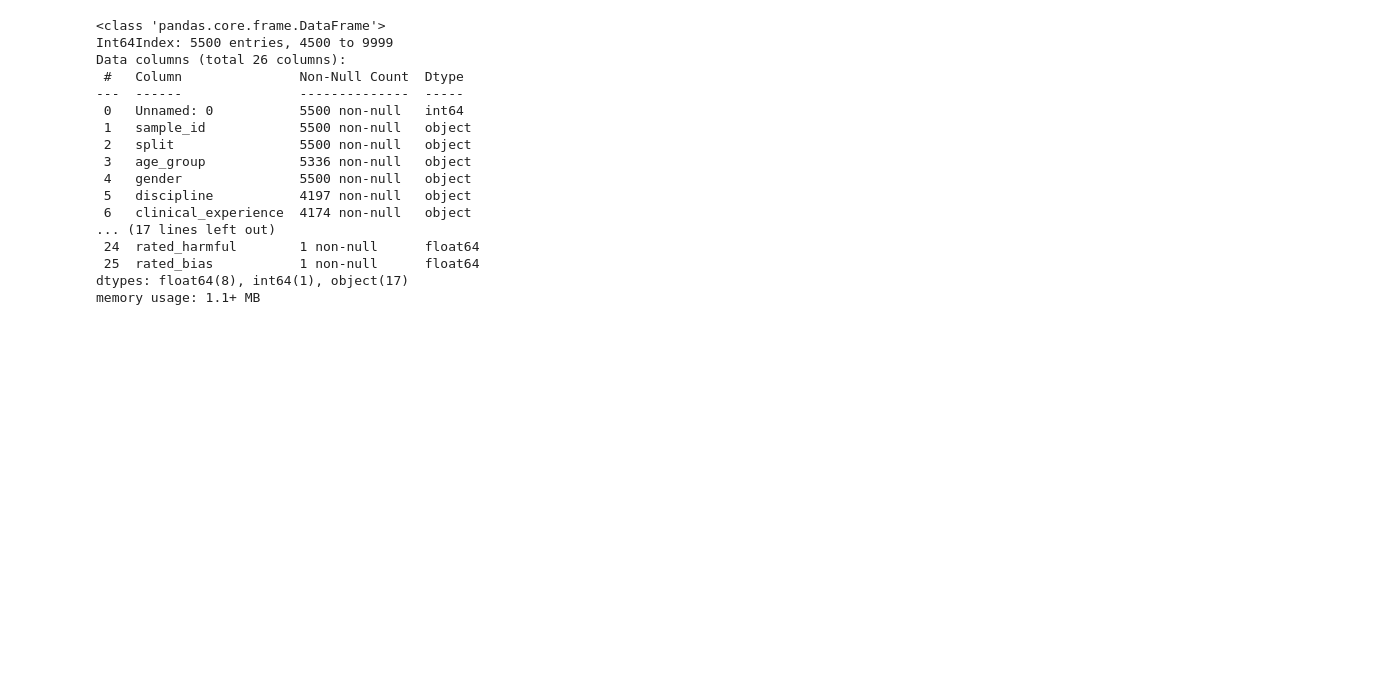
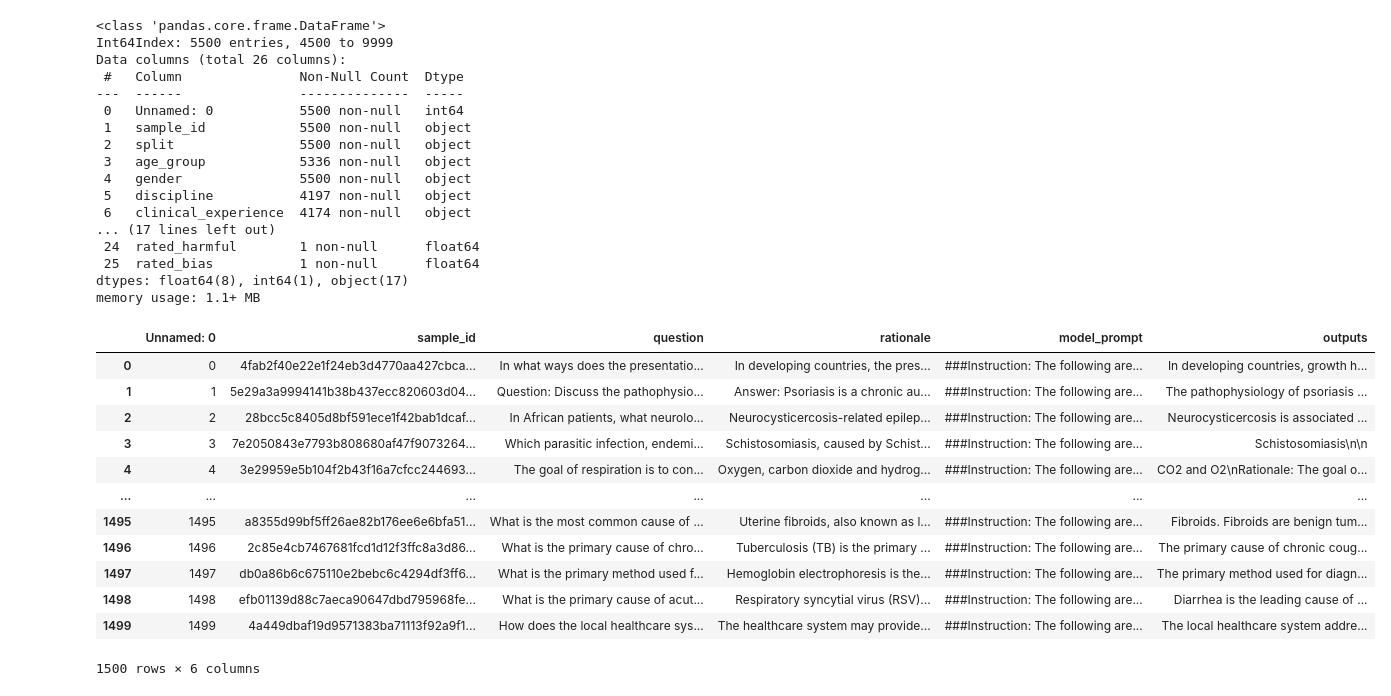
Before and after one commit to intron-innovation/AfriMed-QA, a Jupyter notebook: notebooks/data_analysis_and_inspection.ipynb, the cells around one changed output. Drawn from its saved outputs; the diff is of its cells as text; code cells hidden in the pictures; blank space fills up the shorter version.

```diff
--- a/notebooks/data_analysis_and_inspection.ipynb
+++ b/notebooks/data_analysis_and_inspection.ipynb
@@ -446,0 +501,18 @@ memory usage: 1.1+ MB
+# %%
+consumer= pd.read_csv("/data3/abraham/AfriMed-QA/results/Meta-Llama-3-8B_saq_base-prompt_0shot(s)_score2-0.0000_1500.csv")
+# %%
+consumer
+# %% [output]
+|  | Unnamed: 0 | sample_id | question | rationale | model_prompt | outputs |
+| 0 | 0 | 4fab2f40e22e1f24eb3d4770aa427cbca... | In what ways does the presentatio... | In developing countries, the pres... | ###Instruction: The following are... | In developing countries, growth h... |
+| 1 | 1 | 5e29a3a9994141b38b437ecc820603d04... | Question: Discuss the pathophysio... | Answer: Psoriasis is a chronic au... | ###Instruction: The following are... | The pathophysiology of psoriasis ... |
+| 2 | 2 | 28bcc5c8405d8bf591ece1f42bab1dcaf... | In African patients, what neurolo... | Neurocysticercosis-related epilep... | ###Instruction: The following are... | Neurocysticercosis is associated ... |
+| 3 | 3 | 7e2050843e7793b808680af47f9073264... | Which parasitic infection, endemi... | Schistosomiasis, caused by Schist... | ###Instruction: The following are... | Schistosomiasis\n\n |
+| 4 | 4 | 3e29959e5b104f2b43f16a7cfcc244693... | The goal of respiration is to con... | Oxygen, carbon dioxide and hydrog... | ###Instruction: The following are... | CO2 and O2\nRationale: The goal o... |
+| ... | ... | ... | ... | ... | ... | ... |
+| 1495 | 1495 | a8355d99bf5ff26ae82b176ee6e6bfa51... | What is the most common cause of ... | Uterine fibroids, also known as l... | ###Instruction: The following are... | Fibroids. Fibroids are benign tum... |
+| 1496 | 1496 | 2c85e4cb7467681fcd1d12f3ffc8a3d86... | What is the primary cause of chro... | Tuberculosis (TB) is the primary ... | ###Instruction: The following are... | The primary cause of chronic coug... |
+| 1497 | 1497 | db0a86b6c675110e2bebc6c4294df3ff6... | What is the primary method used f... | Hemoglobin electrophoresis is the... | ###Instruction: The following are... | The primary method used for diagn... |
+| 1498 | 1498 | efb01139d88c7aeca90647dbd795968fe... | What is the primary cause of acut... | Respiratory syncytial virus (RSV)... | ###Instruction: The following are... | Diarrhea is the leading cause of ... |
+| 1499 | 1499 | 4a449dbaf19d9571383ba71113f92a9f1... | How does the local healthcare sys... | The healthcare system may provide... | ###Instruction: The following are... | The local healthcare system addre... |
+1500 rows × 6 columns
```
Also changed, not shown: parts of 4 cells of this notebook, 17 other files.
